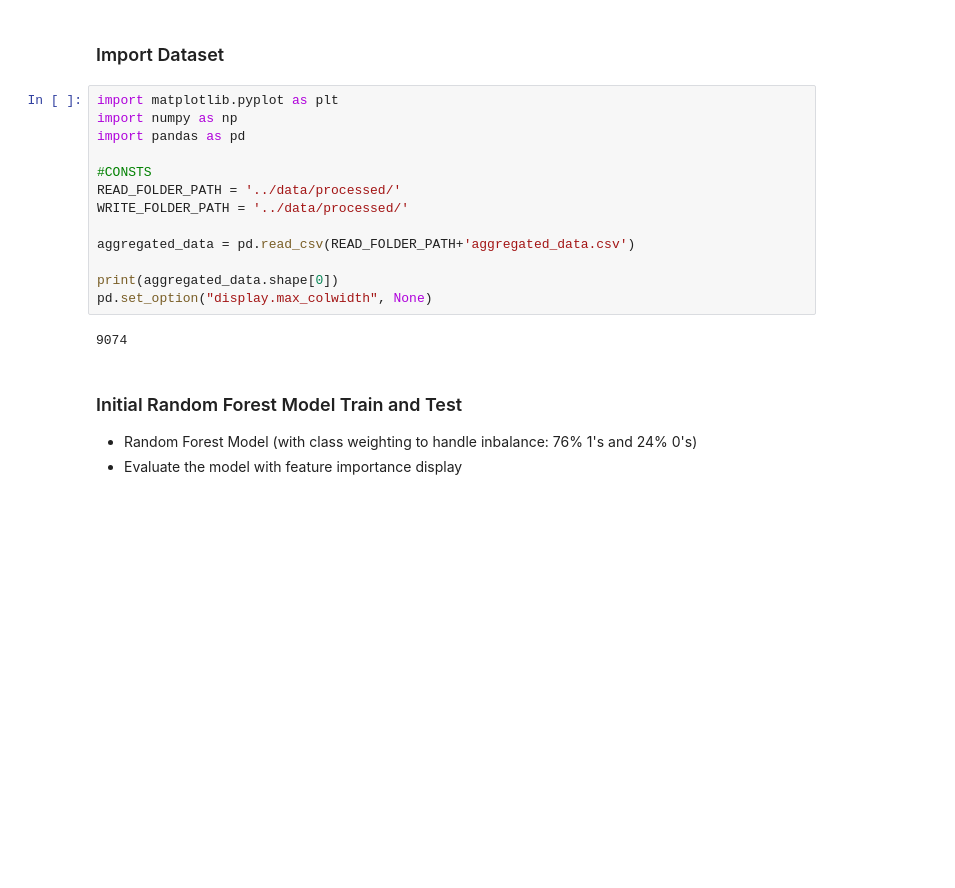
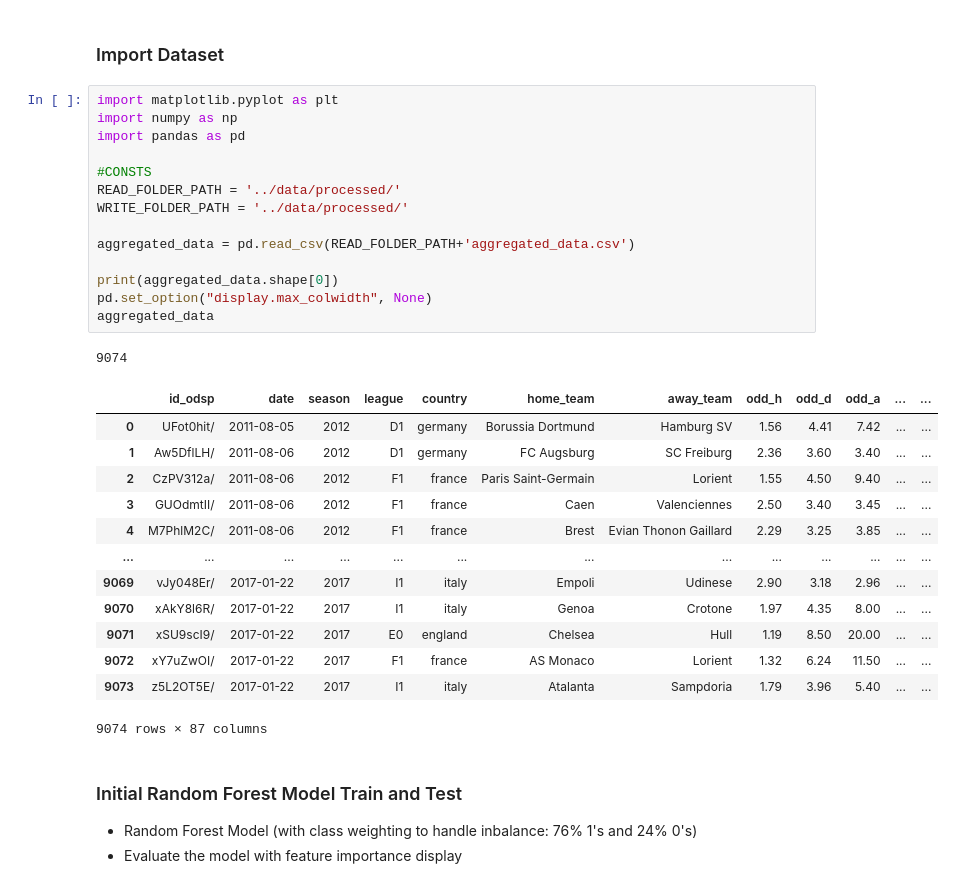
Before and after one commit to JoshuaGraham14/football-corner-prediction, a Jupyter notebook: notebooks/04_kaggle_classification_model.ipynb, the cells around one changed output. Drawn from its saved outputs; the diff is of its cells as text; blank space fills up the shorter version.

```diff
--- a/notebooks/04_kaggle_classification_model.ipynb
+++ b/notebooks/04_kaggle_classification_model.ipynb
@@ -3,18 +3,32 @@
 # %%
 import matplotlib.pyplot as plt
 import numpy as np
 import pandas as pd
 
 #CONSTS
 READ_FOLDER_PATH = '../data/processed/'
 WRITE_FOLDER_PATH = '../data/processed/'
 
 aggregated_data = pd.read_csv(READ_FOLDER_PATH+'aggregated_data.csv')
 
 print(aggregated_data.shape[0])
 pd.set_option("display.max_colwidth", None)
+aggregated_data
 # %% [output]
 9074
+|  | id_odsp | date | season | league | country | home_team | away_team | odd_h | odd_d | odd_a | ... | ... |
+| 0 | UFot0hit/ | 2011-08-05 | 2012 | D1 | germany | Borussia Dortmund | Hamburg SV | 1.56 | 4.41 | 7.42 | ... | ... |
+| 1 | Aw5DflLH/ | 2011-08-06 | 2012 | D1 | germany | FC Augsburg | SC Freiburg | 2.36 | 3.60 | 3.40 | ... | ... |
+| 2 | CzPV312a/ | 2011-08-06 | 2012 | F1 | france | Paris Saint-Germain | Lorient | 1.55 | 4.50 | 9.40 | ... | ... |
+| 3 | GUOdmtII/ | 2011-08-06 | 2012 | F1 | france | Caen | Valenciennes | 2.50 | 3.40 | 3.45 | ... | ... |
+| 4 | M7PhlM2C/ | 2011-08-06 | 2012 | F1 | france | Brest | Evian Thonon Gaillard | 2.29 | 3.25 | 3.85 | ... | ... |
+| ... | ... | ... | ... | ... | ... | ... | ... | ... | ... | ... | ... | ... |
+| 9069 | vJy048Er/ | 2017-01-22 | 2017 | I1 | italy | Empoli | Udinese | 2.90 | 3.18 | 2.96 | ... | ... |
+| 9070 | xAkY8l6R/ | 2017-01-22 | 2017 | I1 | italy | Genoa | Crotone | 1.97 | 4.35 | 8.00 | ... | ... |
+| 9071 | xSU9scI9/ | 2017-01-22 | 2017 | E0 | england | Chelsea | Hull | 1.19 | 8.50 | 20.00 | ... | ... |
+| 9072 | xY7uZwOI/ | 2017-01-22 | 2017 | F1 | france | AS Monaco | Lorient | 1.32 | 6.24 | 11.50 | ... | ... |
+| 9073 | z5L2OT5E/ | 2017-01-22 | 2017 | I1 | italy | Atalanta | Sampdoria | 1.79 | 3.96 | 5.40 | ... | ... |
+9074 rows × 87 columns
 # %% [markdown]
 ### Initial Random Forest Model Train and Test
 
```
Also changed, not shown: parts of 5 cells of this notebook, 5 other files.
